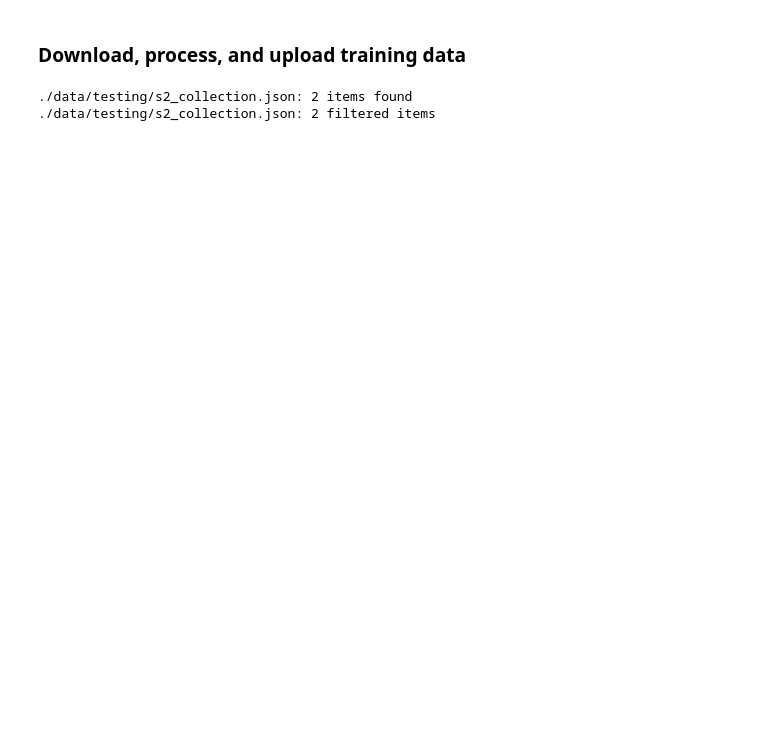
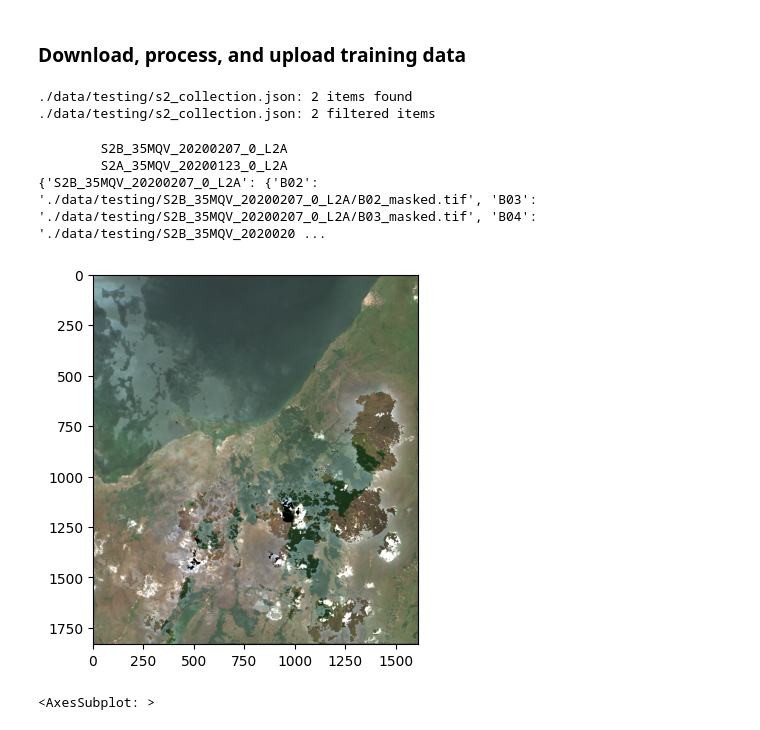
Before and after one commit to caseyslaught/smartcarte-containers, a Jupyter notebook: notebooks/src/PrepareTrainingData.ipynb, the cells around one changed output. Saved outputs shown, nothing was run; the diff lists cells and outputs as text; code cells hidden in the pictures; blank space fills up the shorter version.

Commit message:
setup training data preparation and updated nodata values

```diff
--- a/notebooks/src/PrepareTrainingData.ipynb
+++ b/notebooks/src/PrepareTrainingData.ipynb
@@ -36,5 +37,8 @@ collection = get_collection(DATES[0][0], DATES[0][1], BBOXES['testing'], './data
 ./data/testing/s2_collection.json: 2 items found
 ./data/testing/s2_collection.json: 2 filtered items
 # %%
-
-composites = get_masked_composites()
+composites = get_processed_composites(collection, bbox, './data/testing', overwrite=False)
+# %% [output]
+        S2B_35MQV_20200207_0_L2A
+        S2A_35MQV_20200123_0_L2A
+{'S2B_35MQV_20200207_0_L2A': {'B02': './data/testing/S2B_35MQV_20200207_0_L2A/B02_masked.tif', 'B03': './data/testing/S2B_35MQV_20200207_0_L2A/B03_masked.tif', 'B04': './data/testing/S2B_35MQV_2020020 ...
@@ -40,0 +68,12 @@ composites = get_masked_composites()
+# %%
+import matplotlib.pyplot as plt
+import rasterio
+from rasterio.plot import show
+
+tif_path = "./data/testing/rgb_byte_cog.tif"
+
+src = rasterio.open(tif_path)
+show(src.read())
+# %% [output]
+[figure, added]
+<AxesSubplot: >
```
Also changed, not shown: parts of 4 cells of this notebook, 7 other files.
